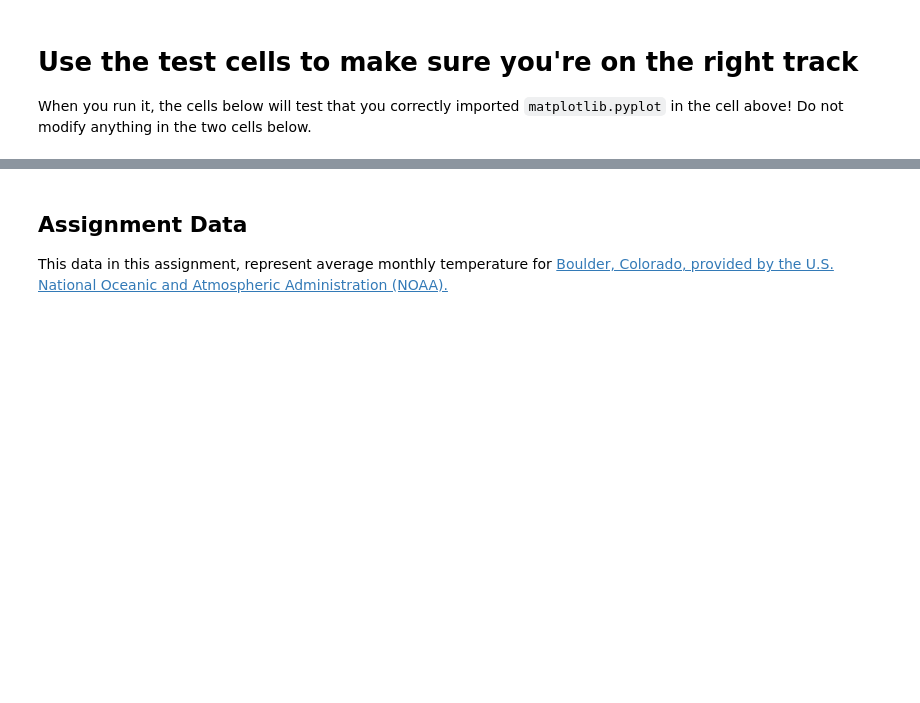
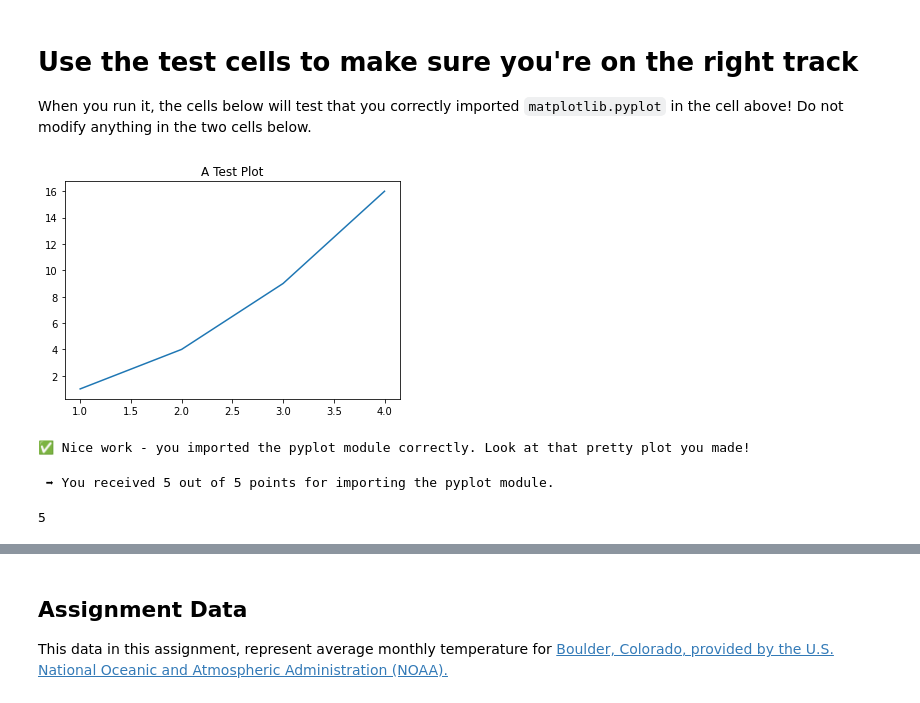
Before and after one commit to rmarowitz/bootcamp-02-get-started-python-template, a Jupyter notebook: bootcamp-02-get-started-python.ipynb, the cells around one changed output, grey strips where cells are left out. Cells and saved outputs as stored; diff of their text form; code cells hidden in the pictures; blank space fills up the shorter version.

```diff
--- a/bootcamp-02-get-started-python.ipynb
+++ b/bootcamp-02-get-started-python.ipynb
@@ -105,3 +102,20 @@ raise NotImplementedError()
+# %%
+# Data for plotting
+
+import_pyplot = False
+
+try:
+    fig, ax = plt.subplots()
+    ax.plot([1, 2, 3, 4], [1, 4, 9, 16])
+    ax.set_title("A Test Plot")
+    plt.show()
+    print("\u2705 Nice work - you imported the pyplot module correctly. Look at that pretty plot you made!")
+    import_pyplot = True
+except NameError as ne:
+    print("\u274C Oops - it looks like matplotlib.pyplot is not loaded", ne)
+# %% [output]
+[figure, added]
+✅ Nice work - you imported the pyplot module correctly. Look at that pretty plot you made!
 # %%
 # DO NOT MODIFY THIS CELL!
 
@@ -114,6 +128,9 @@ print(("\n \u27A1 You received {} out of 5 points "
        "for importing the pyplot module."
        .format(import_points)))
 import_points
+# %% [output]
+ ➡ You received 5 out of 5 points for importing the pyplot module.
+5
 # %% [markdown]
 <img style="float: left;" src="https://github.com/rmarowitz/bootcamp-02-get-started-python-template/blob/main/colored-bar.png?raw=1"/>
 # %% [markdown]
```
Also changed, not shown: parts of 28 cells of this notebook.
